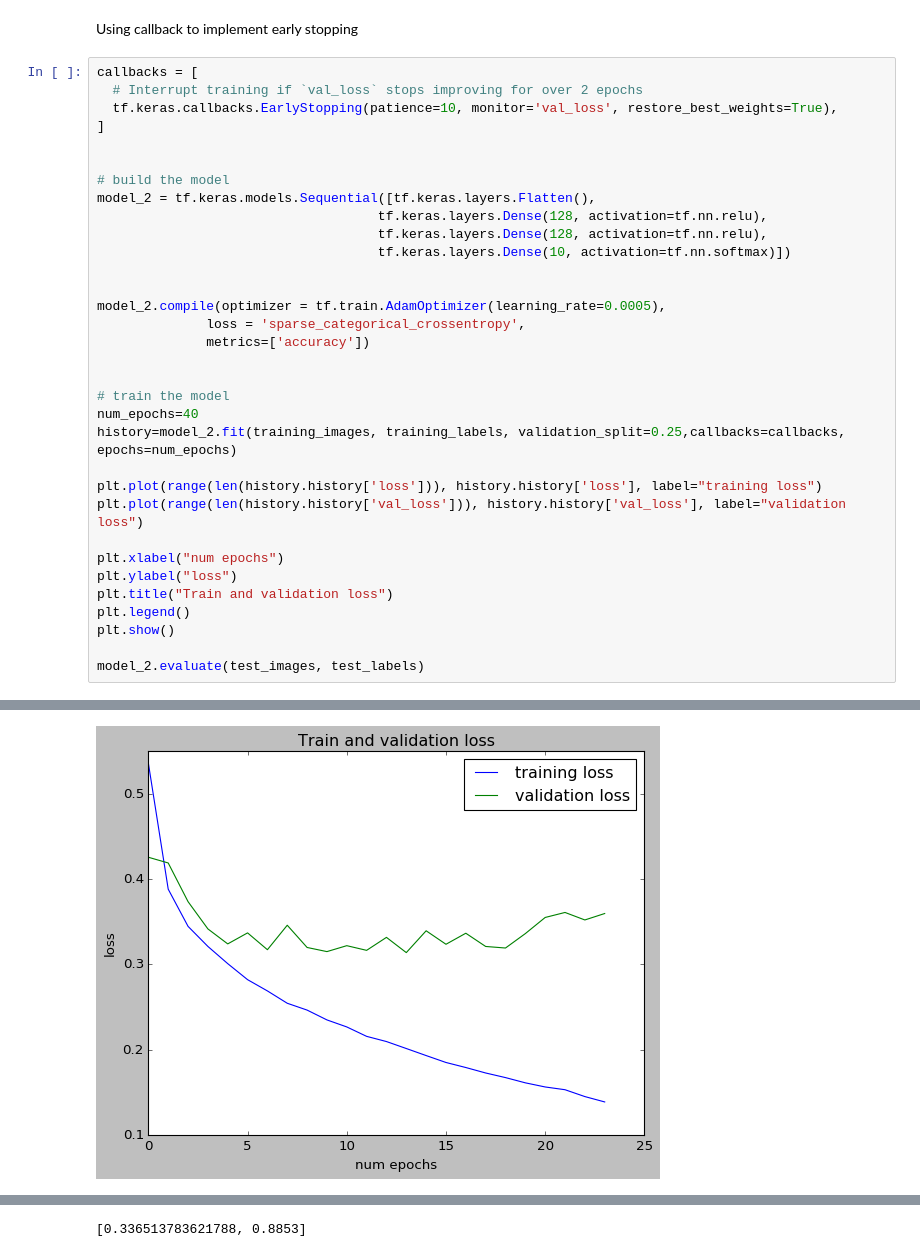
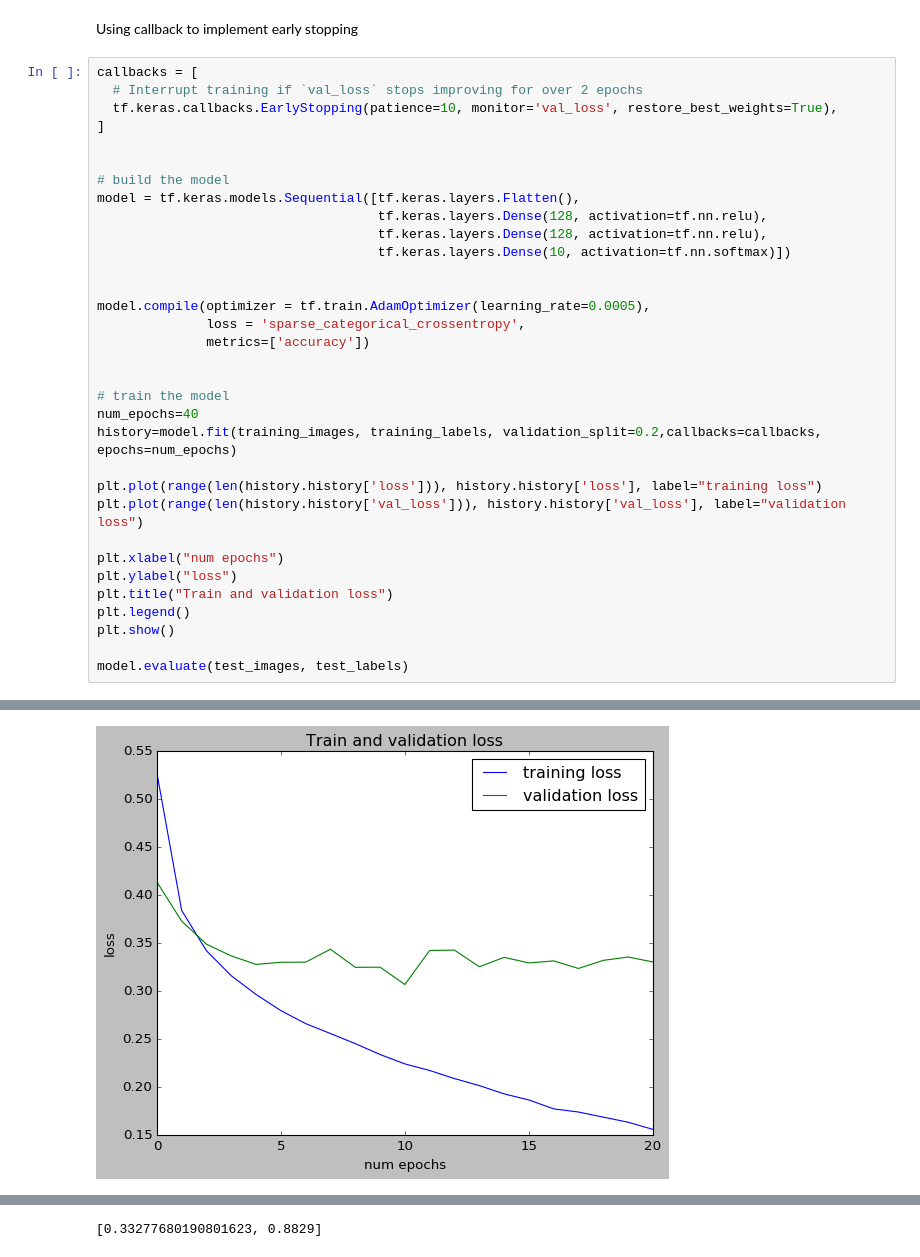
Before and after one commit to lucius-yu/colab-tutorial, a Jupyter notebook: fashion_mnist_dnn.ipynb, the cells around one changed output, grey strips where cells are left out. Drawn from its saved outputs; the diff is of its cells as text.

```diff
--- a/fashion_mnist_dnn.ipynb
+++ b/fashion_mnist_dnn.ipynb
@@ -224,20 +224,20 @@ callbacks = [
 
 
 # build the model
-model_2 = tf.keras.models.Sequential([tf.keras.layers.Flatten(),
+model = tf.keras.models.Sequential([tf.keras.layers.Flatten(),
                                     tf.keras.layers.Dense(128, activation=tf.nn.relu),
                                     tf.keras.layers.Dense(128, activation=tf.nn.relu),
                                     tf.keras.layers.Dense(10, activation=tf.nn.softmax)])
 
 
-model_2.compile(optimizer = tf.train.AdamOptimizer(learning_rate=0.0005),
+model.compile(optimizer = tf.train.AdamOptimizer(learning_rate=0.0005),
               loss = 'sparse_categorical_crossentropy',
               metrics=['accuracy'])
 
 
 # train the model
 num_epochs=40
-history=model_2.fit(training_images, training_labels, validation_split=0.25,callbacks=callbacks, epochs=num_epochs)
+history=model.fit(training_images, training_labels, validation_split=0.2,callbacks=callbacks, epochs=num_epochs)
 
 plt.plot(range(len(history.history['loss'])), history.history['loss'], label="training loss")
 plt.plot(range(len(history.history['val_loss'])), history.history['val_loss'], label="validation loss")
@@ -248,5 +248,5 @@ plt.title("Train and validation loss")
 plt.legend()
 plt.show()
 
-model_2.evaluate(test_images, test_labels)
+model.evaluate(test_images, test_labels)
 # %% [output]
@@ -270 +270 @@ Epoch 24/40
-[figure, old version]
+[figure, new version]
@@ -272,3 +272,3 @@ Epoch 24/40
-[0.336513783621788, 0.8853]
+[0.33277680190801623, 0.8829]
 # %%
 # build the model
```
Also changed, not shown: parts of 4 cells of this notebook.
